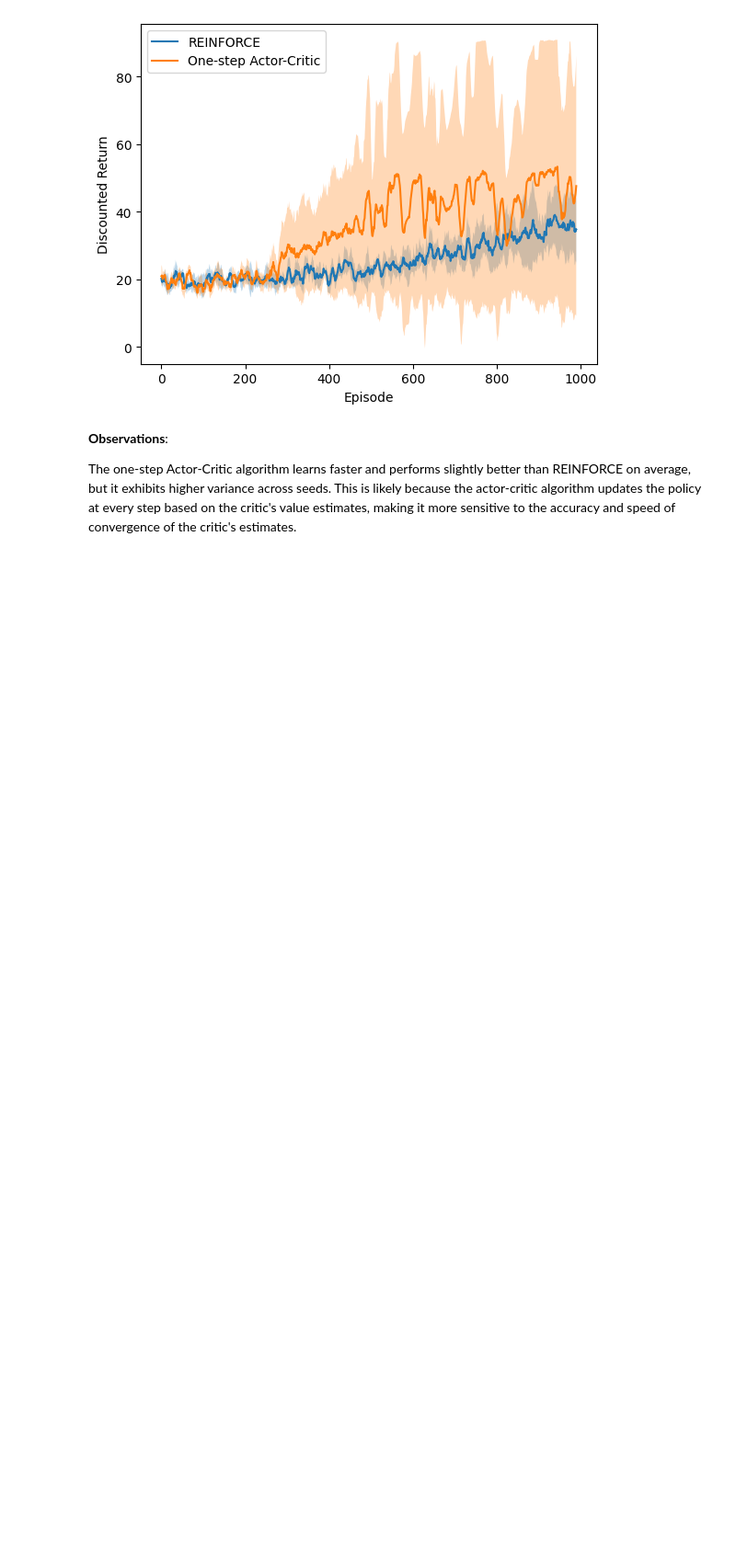
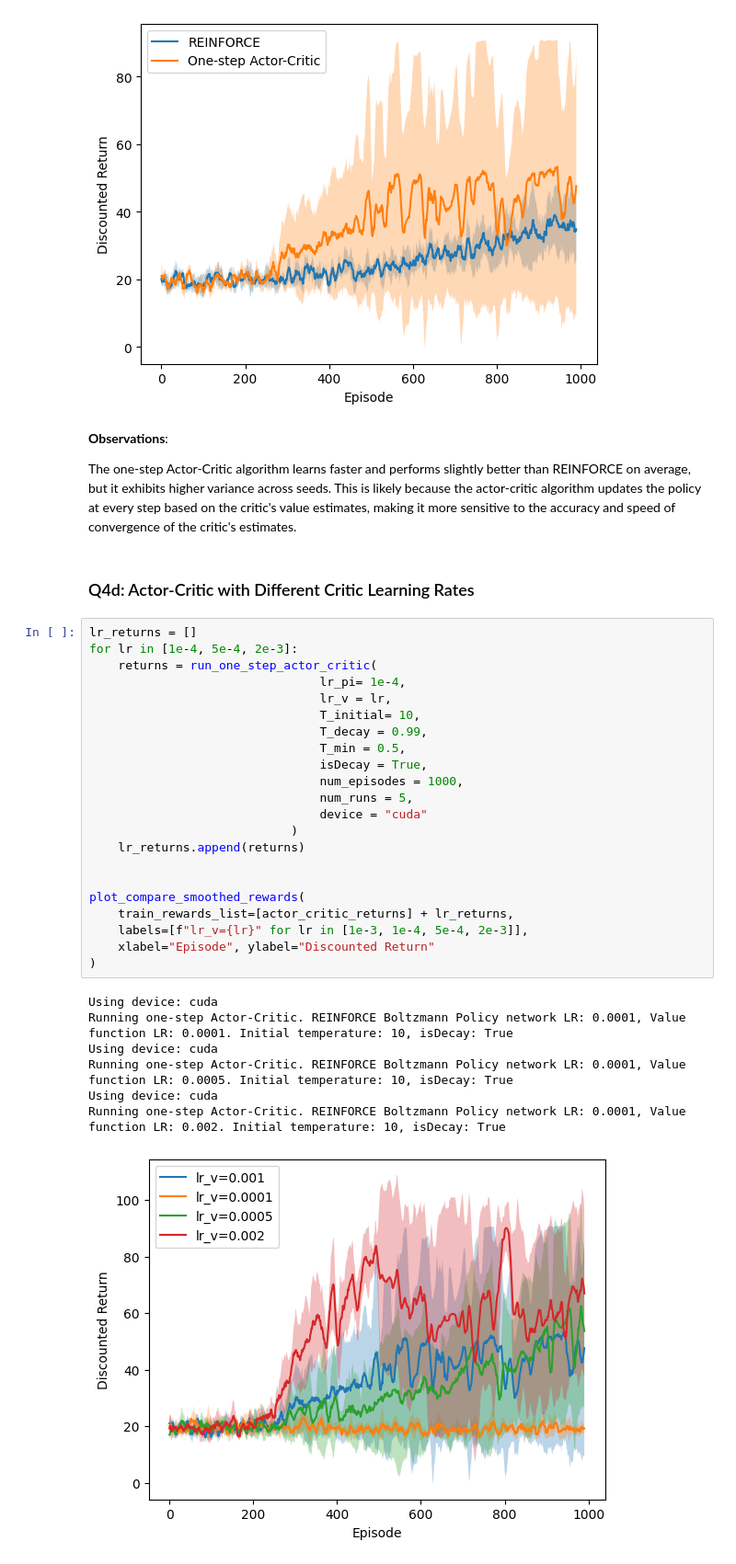
Before and after one commit to jonyhu/deep-rl-control, a Jupyter notebook: dqn.ipynb, the cells around one changed output. Shown at 92% size. Saved outputs shown, nothing was run; the diff lists cells and outputs as text; blank space fills up the shorter version.

Commit message:
Q4d: Critic learning rate ablation for Actor-Critic

```diff
--- a/dqn.ipynb
+++ b/dqn.ipynb
@@ -1193,3 +1193,35 @@ Running one-step Actor-Critic. REINFORCE Boltzmann Policy network LR: 0.0001, Va
 **Observations**:
 
 The one-step Actor-Critic algorithm learns faster and performs slightly better than REINFORCE on average, but it exhibits higher variance across seeds. This is likely because the actor-critic algorithm updates the policy at every step based on the critic's value estimates, making it more sensitive to the accuracy and speed of convergence of the critic's estimates.
+# %% [markdown]
+### Q4d: Actor-Critic with Different Critic Learning Rates
+# %%
+lr_returns = []
+for lr in [1e-4, 5e-4, 2e-3]:
+    returns = run_one_step_actor_critic(
+                                lr_pi= 1e-4,
+                                lr_v = lr,
+                                T_initial= 10,
+                                T_decay = 0.99,
+                                T_min = 0.5,
+                                isDecay = True,
+                                num_episodes = 1000,
+                                num_runs = 5,
+                                device = "cuda"
+                            )
+    lr_returns.append(returns)
+
+
+plot_compare_smoothed_rewards(
+    train_rewards_list=[actor_critic_returns] + lr_returns,
+    labels=[f"lr_v={lr}" for lr in [1e-3, 1e-4, 5e-4, 2e-3]],
+    xlabel="Episode", ylabel="Discounted Return"
+)
+# %% [output]
+Using device: cuda
+Running one-step Actor-Critic. REINFORCE Boltzmann Policy network LR: 0.0001, Value function LR: 0.0001. Initial temperature: 10, isDecay: True
+Using device: cuda
+Running one-step Actor-Critic. REINFORCE Boltzmann Policy network LR: 0.0001, Value function LR: 0.0005. Initial temperature: 10, isDecay: True
+Using device: cuda
+Running one-step Actor-Critic. REINFORCE Boltzmann Policy network LR: 0.0001, Value function LR: 0.002. Initial temperature: 10, isDecay: True
+[figure, added]
```
Also changed, not shown: parts of 1 cell of this notebook.
